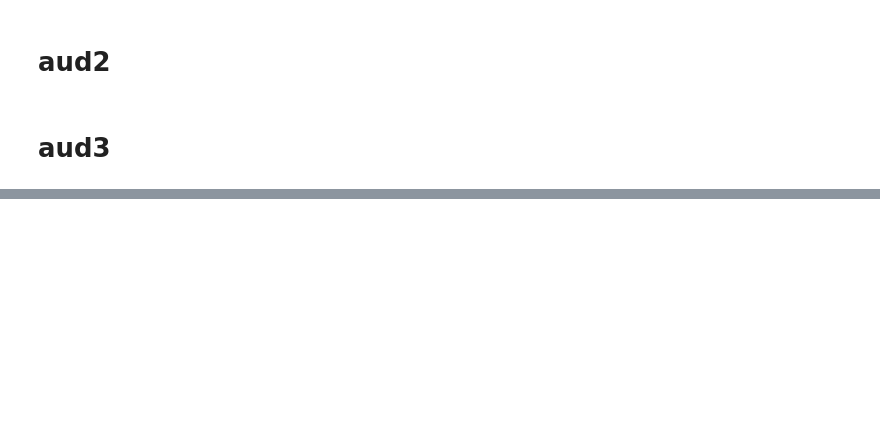
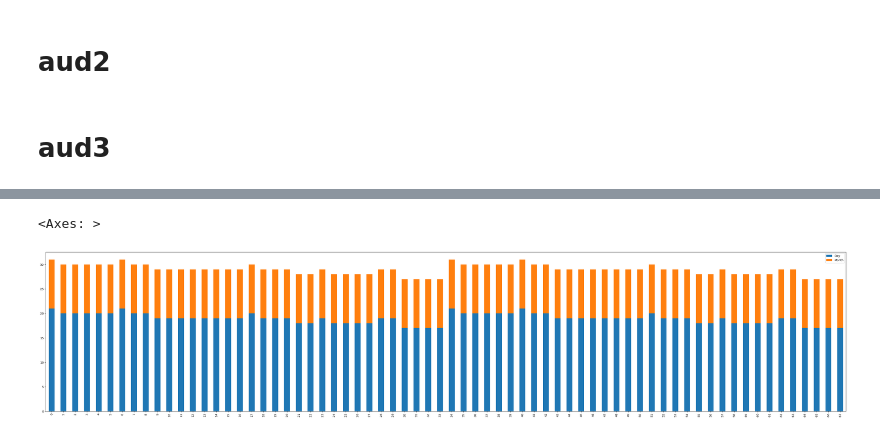
Before and after one commit to sofe1204/colaboratory, a Jupyter notebook: vezbi.ipynb, the cells around one changed output, grey strips where cells are left out. Cells and saved outputs as stored; diff of their text form; code cells hidden in the pictures; blank space fills up the shorter version.

```diff
--- a/vezbi.ipynb
+++ b/vezbi.ipynb
@@ -122,0 +299,5 @@ df_health
+# %%
+df.plot.bar(stacked=True,figsize=(50,10)) # paralelno tocno pretstavauvanje , moze i kako stack so stacked=True,
+# %% [output]
+<Axes: >
+[figure, added]
```
Also changed, not shown: parts of 37 cells of this notebook.
